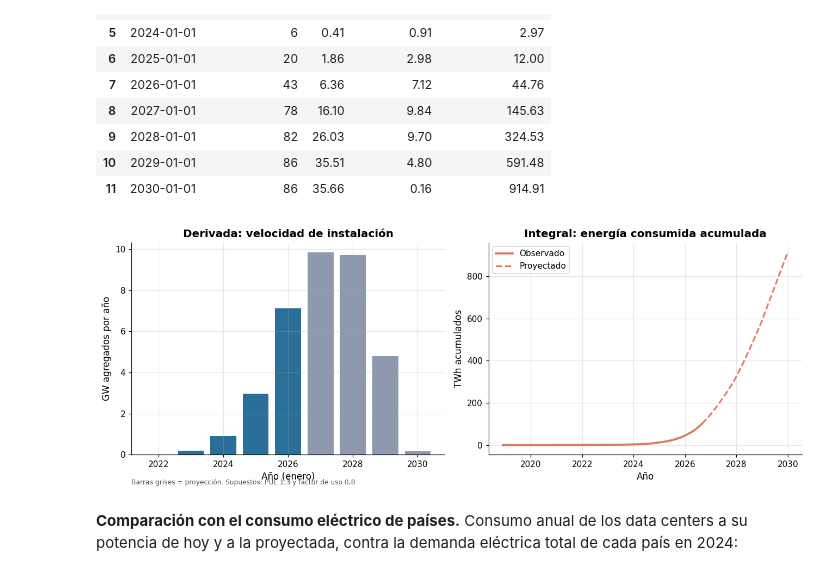
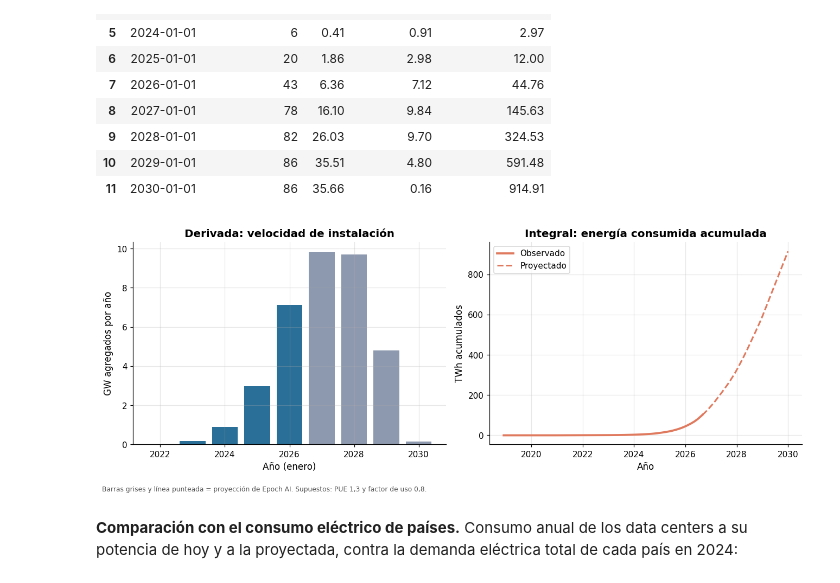
Before and after one commit to Datso653/datacenters-ia, a Jupyter notebook: notebooks/analisis_datacenters.ipynb, the cells around one changed output. Cells and saved outputs as stored; diff of their text form; code cells hidden in the pictures.

```diff
--- a/notebooks/analisis_datacenters.ipynb
+++ b/notebooks/analisis_datacenters.ipynb
@@ -618,21 +618,20 @@ anual[["fecha", "n_data_centers", "gw_it", "gw_por_anio", "twh_acumulados"]].que
 # %%
 fig, (ax1, ax2) = plt.subplots(1, 2, figsize=(12, 4.6))
 
 desde_2022 = anual[anual["fecha"] >= "2022-01-01"]
 colores = [graficos.COLOR_PRINCIPAL if f <= FECHA_CORTE else graficos.COLOR_NEUTRO for f in desde_2022["fecha"]]
 ax1.bar(desde_2022["fecha"].dt.year, desde_2022["gw_por_anio"], color=colores)
 ax1.set(title="Derivada: velocidad de instalación", xlabel="Año (enero)", ylabel="GW agregados por año")
 
 ax2.plot(historico["fecha"], serie.loc[historico.index, "twh_acumulados"], color=graficos.COLOR_SECUNDARIO, lw=2.5, label="Observado")
 ax2.plot(proyectado["fecha"], serie.loc[proyectado.index, "twh_acumulados"], color=graficos.COLOR_SECUNDARIO, lw=2, ls="--", label="Proyectado")
 ax2.set(title="Integral: energía consumida acumulada", xlabel="Año", ylabel="TWh acumulados")
 ax2.legend()
-graficos.nota_fuente(ax1, "Barras grises = proyección. Supuestos: PUE 1,3 y factor de uso 0,8.")
-fig.tight_layout()
+graficos.nota_fuente_figura(fig, "Barras grises y línea punteada = proyección de Epoch AI. Supuestos: PUE 1,3 y factor de uso 0,8.")
 graficos.guardar(fig, "04_derivada_e_integral")
 plt.show()
 # %% [output]
-[figure, old version]
+[figure, new version]
 # %% [markdown]
 **Comparación con el consumo eléctrico de países.** Consumo anual de los data centers a su potencia de hoy y a la proyectada, contra la demanda eléctrica total de cada país en 2024:
 # %%
```
Also changed, not shown: parts of 14 cells of this notebook, 17 other files.
